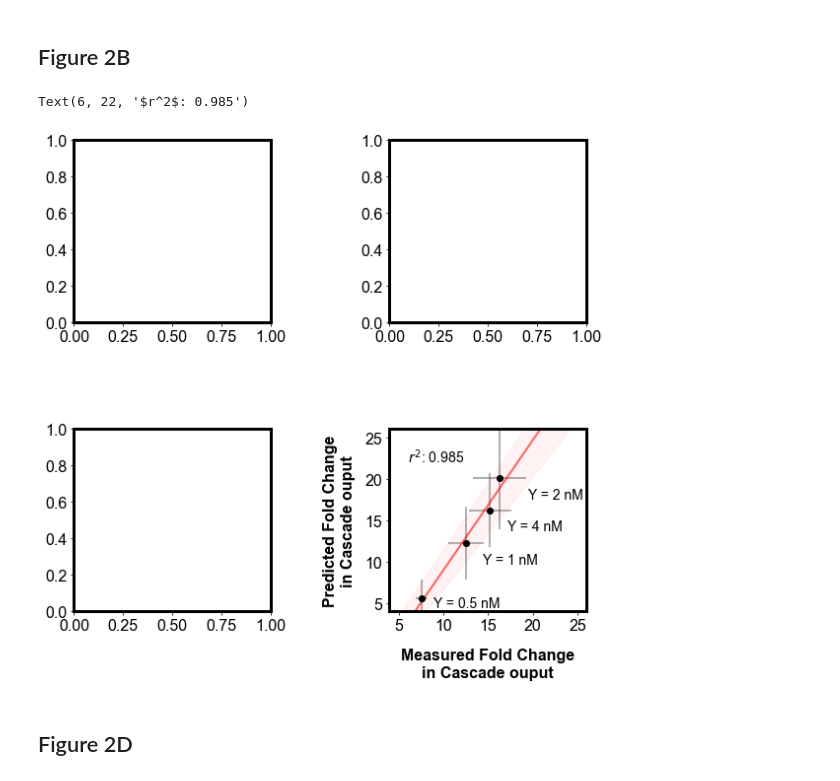
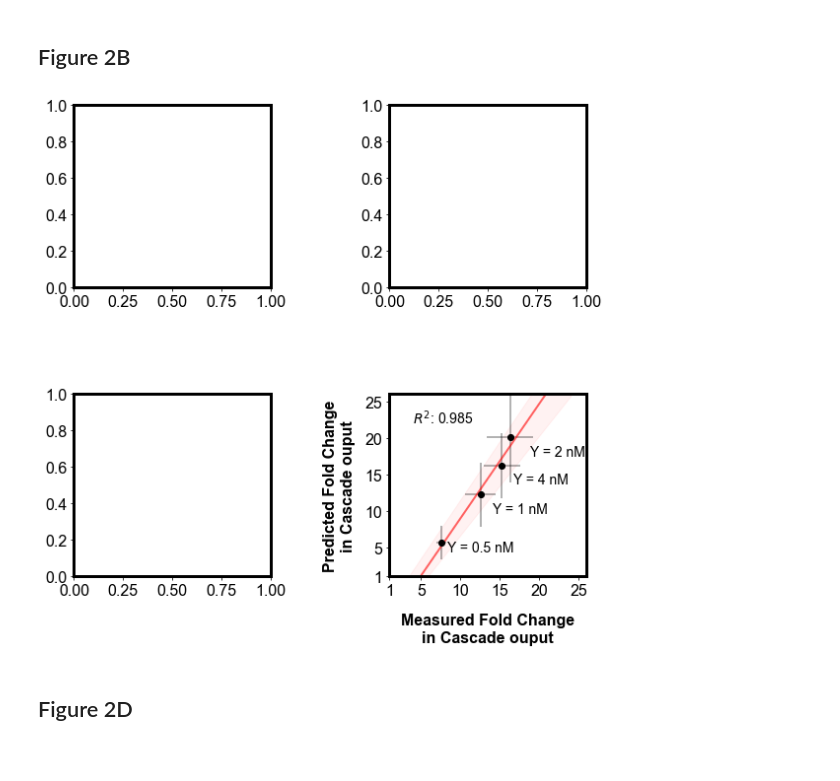
Before and after one commit to carothersresearch/CRISPRai_Circuits_2021, a Jupyter notebook: FigureMaker.ipynb, the cells around one changed output. Cells and saved outputs as stored; diff of their text form; code cells hidden in the pictures.

```diff
--- a/FigureMaker.ipynb
+++ b/FigureMaker.ipynb
@@ -343,43 +343,42 @@ stds = pd.read_excel(file, sheet_name = 'PlottableAofA', names = ['label','0.5',
 # %%
 from scipy import stats
 from scipy.odr import *
 
-odr = ODR(RealData(x= means.iloc[0],y = means.iloc[1],sx= stds.iloc[0],sy = stds.iloc[1]),
+odr = ODR(RealData(x= means.iloc[0],y = means.iloc[1], sx = stds.iloc[0], sy = stds.iloc[1]),
           Model(lambda B,x: B[1]+x*B[0]), beta0=[0., 1.])
 
 # Run the regression.
 out = odr.run()
 # Use the in-built pprint method to give us results.
 # out.pprint()
 low_fit = np.poly1d(out.beta - out.sd_beta)
 high_fit = np.poly1d(out.beta + out.sd_beta)
 
 z_on = np.polyfit(means.iloc[0],means.iloc[1], 1)
 p_on = np.poly1d(z_on)
 
 slope, intercept, r_value, p_value, std_err = stats.linregress(means.iloc[0], means.iloc[1])
 
 fig, ax = plt.subplots(nrows=2, ncols=2, figsize = (10,9.25))
 fig.tight_layout(pad=pad)
 
 plt.errorbar(x= means.iloc[0],y = means.iloc[1],xerr= stds.iloc[0],yerr = stds.iloc[1], fmt = 'ko', alpha = 0.3)
 plt.errorbar(x= means.iloc[0],y = means.iloc[1], fmt = 'ko')
 
-plt.plot([2,30],p_on([2,30]),"r-", alpha = 0.6)
-plt.fill_between([2,30], low_fit([2,30]),high_fit([2,30]),alpha = 0.05, color = 'r' )
+plt.plot([1,24],p_on([1,24]),"r-", alpha = 0.6)
+plt.fill_between([1,24], low_fit([1,24]), high_fit([1,24]),alpha = 0.05, color = 'r' )
 
 plt.xlabel('Measured Fold Change\nin Cascade ouput', labelpad = xpad)
 plt.ylabel('Predicted Fold Change\nin Cascade ouput', labelpad = ypad)
-plt.xlim([4,26])
-plt.ylim([4,26])
-plt.gca().xaxis.set_major_locator(mpl.ticker.FixedLocator([5,10,15,20,25]))
-plt.gca().yaxis.set_major_locator(mpl.ticker.FixedLocator([5,10,15,20,25]))
-[plt.text(means.iloc[0][i]+[5,5,6.25,5][i], means.iloc[1][i]-[0.65,2,2,2][i], 'Y = '+means.columns[i]+' nM', ha='center', va='center',size = 14) for i in range(4)]
-plt.text(6,22, r'$r^2$: {:.3f}'.format(r_value),size = 14)
-#fig.savefig('210504_Fig2B.svg',format = 'svg')
+plt.xlim([1,26])
+plt.ylim([1,26])
+plt.gca().xaxis.set_major_locator(mpl.ticker.FixedLocator([1,5,10,15,20,25]))
+plt.gca().yaxis.set_major_locator(mpl.ticker.FixedLocator([1,5,10,15,20,25]))
+[plt.text(means.iloc[0][i]+[5,5,6,5][i], means.iloc[1][i]-[0.65,2,2,2][i], 'Y = '+means.columns[i]+' nM', ha='center', va='center',size = 14) for i in range(4)]
+plt.text(4,22, r'$R^2$: {:.3f}'.format(r_value),size = 14)
+fig.savefig('210603_Fig2B.svg',format = 'svg')
 # %% [output]
-Text(6, 22, '$r^2$: 0.985')
-[figure, old version]
+[figure, new version]
 # %% [markdown]
 ## Figure 2D<a id="#F2"></a>
 # %%
```
Also changed, not shown: parts of 4 cells of this notebook, 1 other file.
